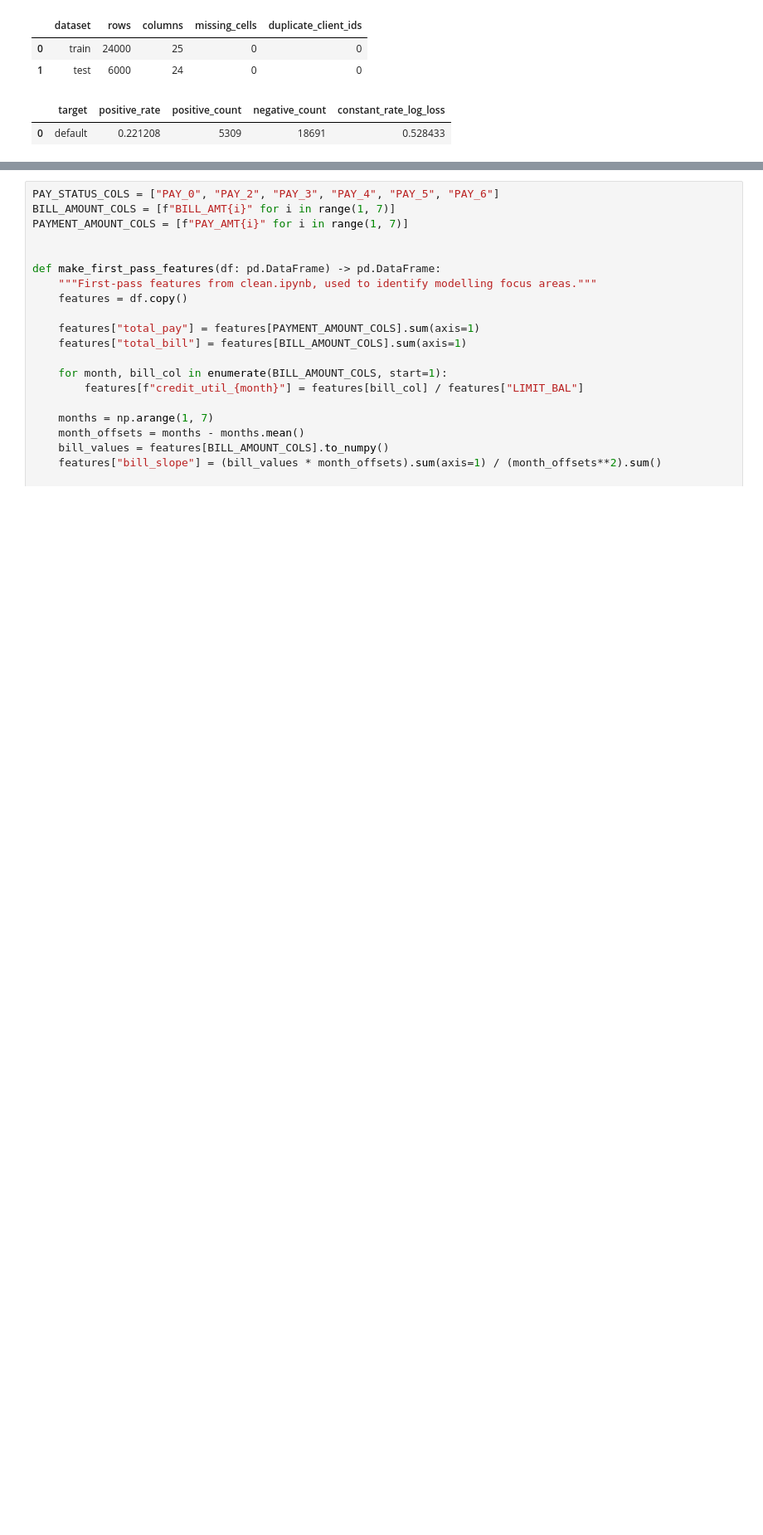
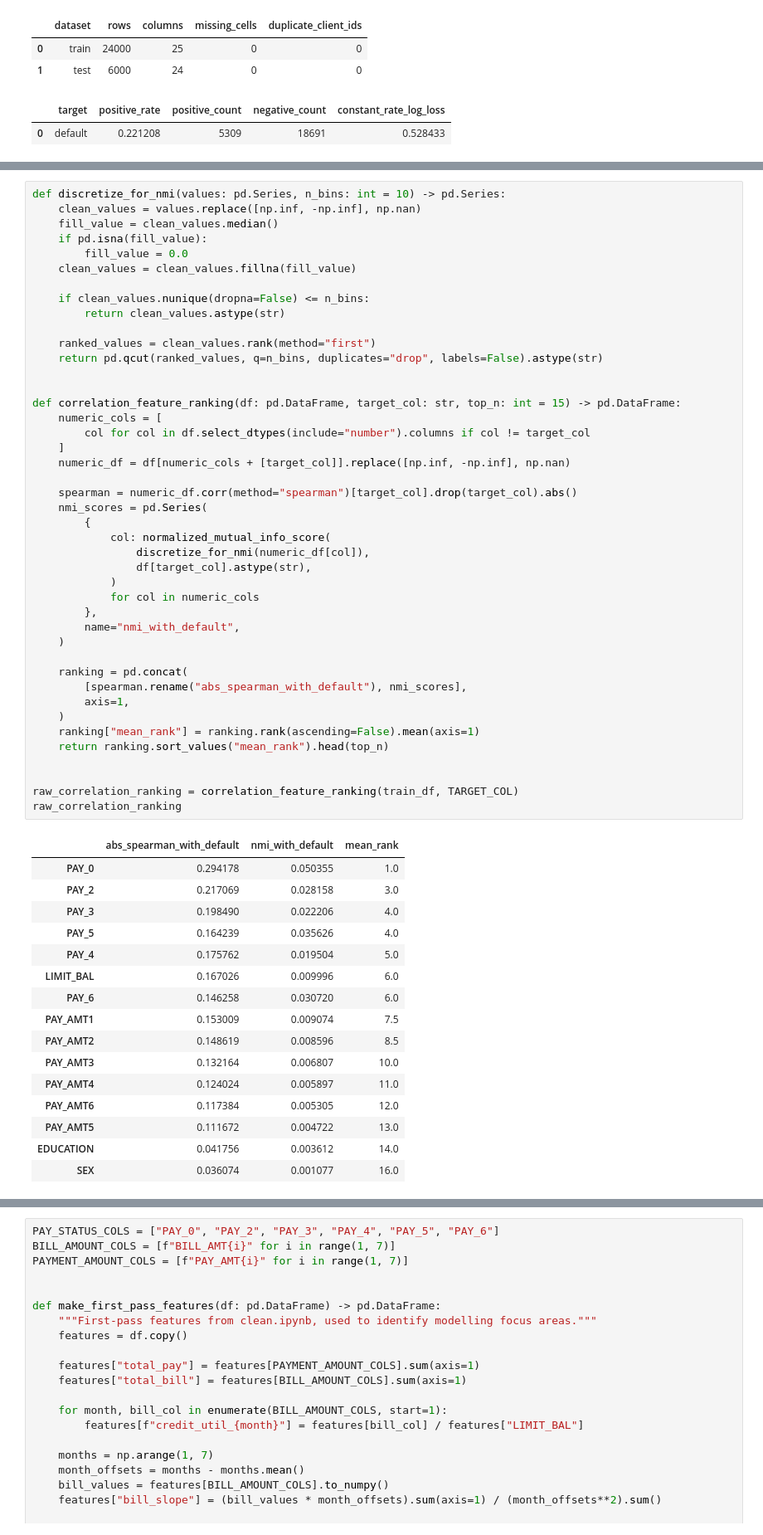
Before and after one commit to legendarystrat/interuni_datathon_2026, a Jupyter notebook: final.ipynb, the cells around one changed output, grey strips where cells are left out. Shown at 83% size. Cells and saved outputs as stored; diff of their text form; blank space fills up the shorter version.

```diff
--- a/final.ipynb
+++ b/final.ipynb
@@ -158,0 +158,60 @@ This suggests that these features may contain useful signal with respect to prob
+# %%
+def discretize_for_nmi(values: pd.Series, n_bins: int = 10) -> pd.Series:
+    clean_values = values.replace([np.inf, -np.inf], np.nan)
+    fill_value = clean_values.median()
+    if pd.isna(fill_value):
+        fill_value = 0.0
+    clean_values = clean_values.fillna(fill_value)
+
+    if clean_values.nunique(dropna=False) <= n_bins:
+        return clean_values.astype(str)
+
+    ranked_values = clean_values.rank(method="first")
+    return pd.qcut(ranked_values, q=n_bins, duplicates="drop", labels=False).astype(str)
+
+
+def correlation_feature_ranking(df: pd.DataFrame, target_col: str, top_n: int = 15) -> pd.DataFrame:
+    numeric_cols = [
+        col for col in df.select_dtypes(include="number").columns if col != target_col
+    ]
+    numeric_df = df[numeric_cols + [target_col]].replace([np.inf, -np.inf], np.nan)
+
+    spearman = numeric_df.corr(method="spearman")[target_col].drop(target_col).abs()
+    nmi_scores = pd.Series(
+        {
+            col: normalized_mutual_info_score(
+                discretize_for_nmi(numeric_df[col]),
+                df[target_col].astype(str),
+            )
+            for col in numeric_cols
+        },
+        name="nmi_with_default",
+    )
+
+    ranking = pd.concat(
+        [spearman.rename("abs_spearman_with_default"), nmi_scores],
+        axis=1,
+    )
+    ranking["mean_rank"] = ranking.rank(ascending=False).mean(axis=1)
+    return ranking.sort_values("mean_rank").head(top_n)
+
+
+raw_correlation_ranking = correlation_feature_ranking(train_df, TARGET_COL)
+raw_correlation_ranking
+# %% [output]
+|  | abs_spearman_with_default | nmi_with_default | mean_rank |
+| PAY_0 | 0.294178 | 0.050355 | 1.0 |
+| PAY_2 | 0.217069 | 0.028158 | 3.0 |
+| PAY_3 | 0.198490 | 0.022206 | 4.0 |
+| PAY_5 | 0.164239 | 0.035626 | 4.0 |
+| PAY_4 | 0.175762 | 0.019504 | 5.0 |
+| LIMIT_BAL | 0.167026 | 0.009996 | 6.0 |
+| PAY_6 | 0.146258 | 0.030720 | 6.0 |
+| PAY_AMT1 | 0.153009 | 0.009074 | 7.5 |
+| PAY_AMT2 | 0.148619 | 0.008596 | 8.5 |
+| PAY_AMT3 | 0.132164 | 0.006807 | 10.0 |
+| PAY_AMT4 | 0.124024 | 0.005897 | 11.0 |
+| PAY_AMT6 | 0.117384 | 0.005305 | 12.0 |
+| PAY_AMT5 | 0.111672 | 0.004722 | 13.0 |
+| EDUCATION | 0.041756 | 0.003612 | 14.0 |
+| SEX | 0.036074 | 0.001077 | 16.0 |
```
Also changed, not shown: parts of 23 cells of this notebook.
